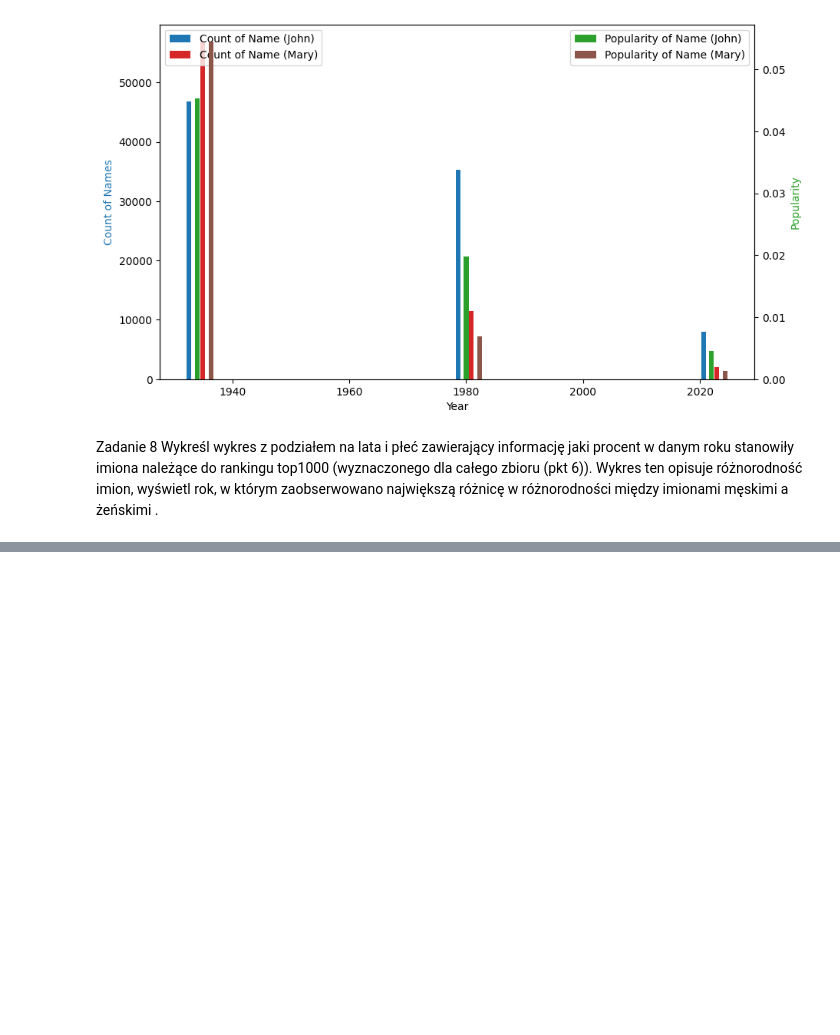
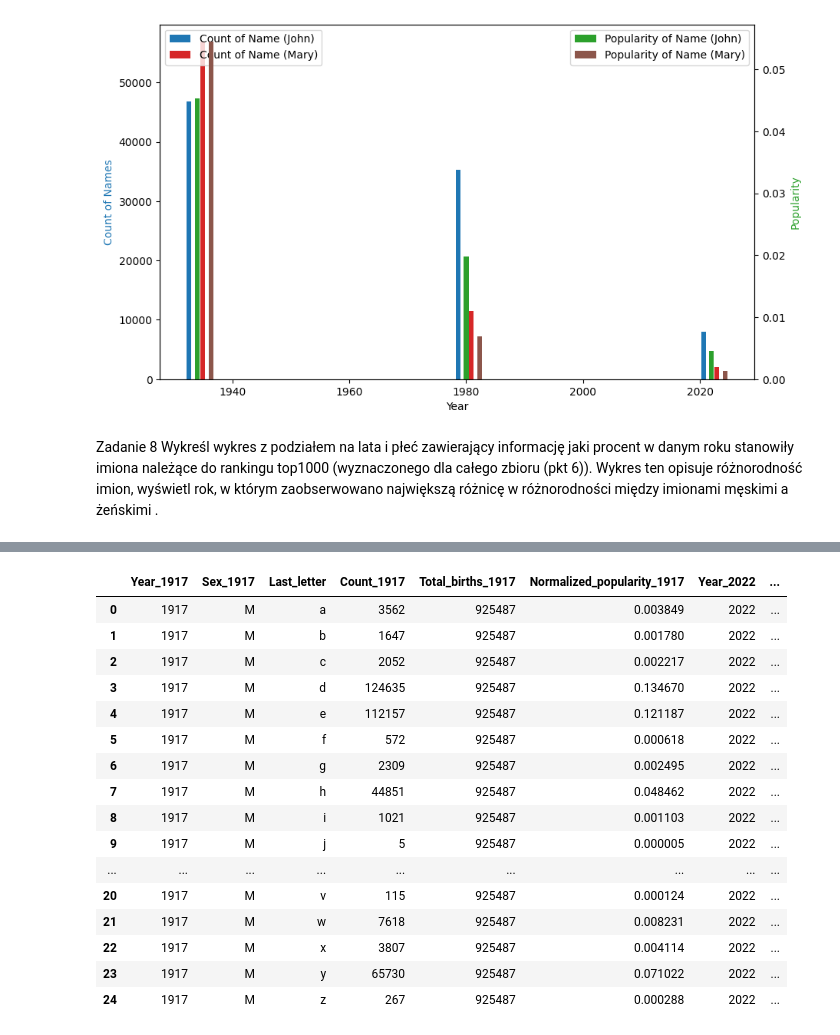
Before and after one commit to AgniechaP/EAD_project_1, a Jupyter notebook: Projekt.ipynb, the cells around one changed output, grey strips where cells are left out. Saved outputs shown, nothing was run; the diff lists cells and outputs as text; code cells hidden in the pictures; blank space fills up the shorter version.

```diff
--- a/Projekt.ipynb
+++ b/Projekt.ipynb
@@ -211,0 +331,25 @@ Zadanie 8 Wykreśl wykres z podziałem na lata i płeć zawierający informację
+# %%
+# Najwiekszy wzrost lub spadek - najwieksza abs(roznica)
+data_1917 = selected_years_data[(selected_years_data['Year'] == 1917) & (selected_years_data['Sex'] == 'M')]
+data_2022 = selected_years_data[(selected_years_data['Year'] == 2022) & (selected_years_data['Sex'] == 'M')]
+
+merged_data = pd.merge(data_1917, data_2022, on='Last_letter', suffixes=('_1917', '_2022'))
+merged_data
+# %% [output]
+|  | Year_1917 | Sex_1917 | Last_letter | Count_1917 | Total_births_1917 | Normalized_popularity_1917 | Year_2022 | ... |
+| 0 | 1917 | M | a | 3562 | 925487 | 0.003849 | 2022 | ... |
+| 1 | 1917 | M | b | 1647 | 925487 | 0.001780 | 2022 | ... |
+| 2 | 1917 | M | c | 2052 | 925487 | 0.002217 | 2022 | ... |
+| 3 | 1917 | M | d | 124635 | 925487 | 0.134670 | 2022 | ... |
+| 4 | 1917 | M | e | 112157 | 925487 | 0.121187 | 2022 | ... |
+| 5 | 1917 | M | f | 572 | 925487 | 0.000618 | 2022 | ... |
+| 6 | 1917 | M | g | 2309 | 925487 | 0.002495 | 2022 | ... |
+| 7 | 1917 | M | h | 44851 | 925487 | 0.048462 | 2022 | ... |
+| 8 | 1917 | M | i | 1021 | 925487 | 0.001103 | 2022 | ... |
+| 9 | 1917 | M | j | 5 | 925487 | 0.000005 | 2022 | ... |
+| ... | ... | ... | ... | ... | ... | ... | ... | ... |
+| 20 | 1917 | M | v | 115 | 925487 | 0.000124 | 2022 | ... |
+| 21 | 1917 | M | w | 7618 | 925487 | 0.008231 | 2022 | ... |
+| 22 | 1917 | M | x | 3807 | 925487 | 0.004114 | 2022 | ... |
+| 23 | 1917 | M | y | 65730 | 925487 | 0.071022 | 2022 | ... |
+| 24 | 1917 | M | z | 267 | 925487 | 0.000288 | 2022 | ... |
```
Also changed, not shown: parts of 7 cells of this notebook, 1 other file.
